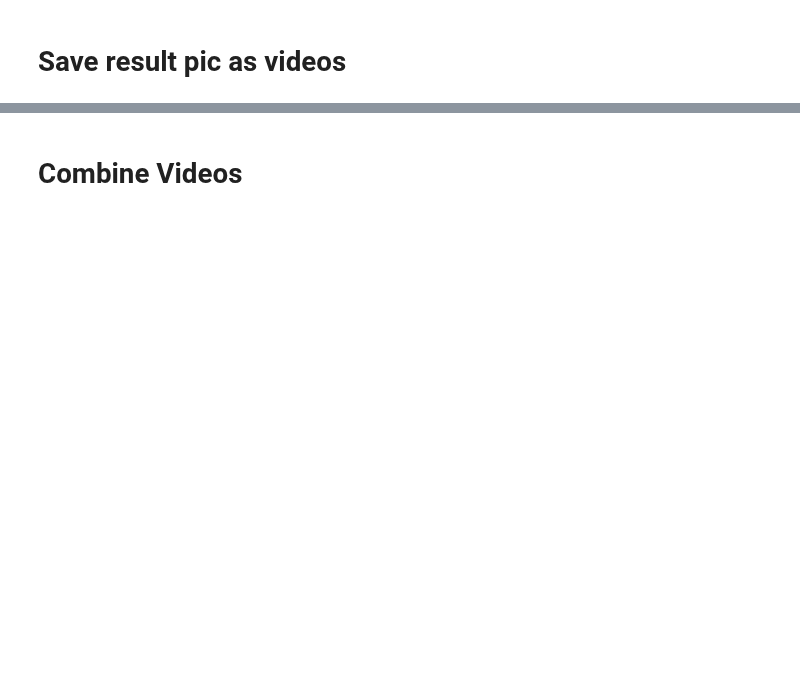
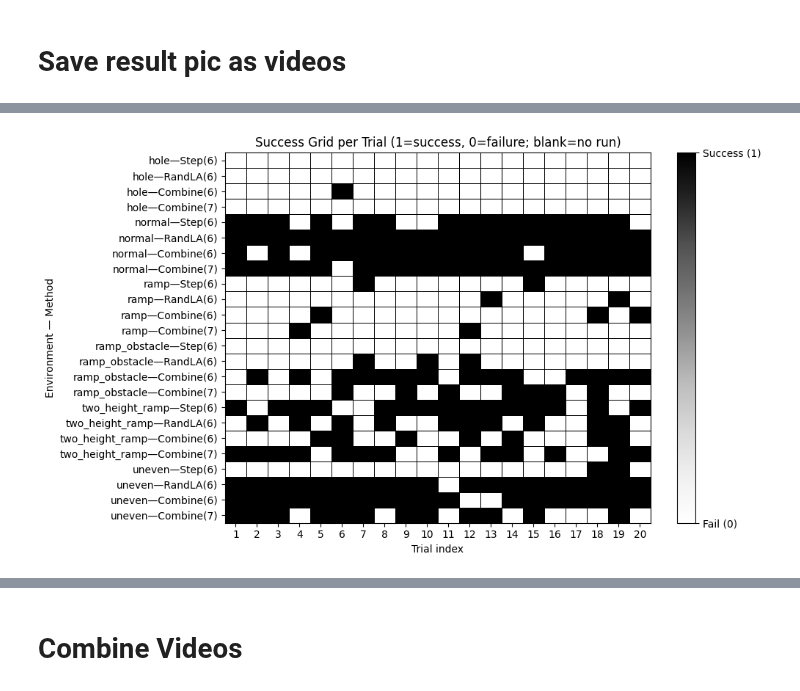
Before and after one commit to Gavin2417/Cosys-AirSim, a Jupyter notebook: PythonClient/car/trying/record/Generate_video.ipynb, the cells around one changed output, grey strips where cells are left out. Cells and saved outputs as stored; diff of their text form; code cells hidden in the pictures; blank space fills up the shorter version.

Commit message:
First final set of experiments

```diff
--- a/PythonClient/car/trying/record/Generate_video.ipynb
+++ b/PythonClient/car/trying/record/Generate_video.ipynb
@@ -90,0 +89,99 @@ KeyboardInterrupt:
+# %%
+import matplotlib.pyplot as plt
+import numpy as np
+import json
+from collections import defaultdict
+with open('step_stats_6.json') as f:
+    data = json.load(f)
+with open('randla_stats_6.json') as f2:
+    data2 = json.load(f2)
+
+with open('combine_stats_6.json') as f3:
+    data3 = json.load(f3)
+
+with open('test_stats_8.json') as f4:
+    data4 = json.load(f4)
+# Map env names
+env_map = {
+    ((-30, 7), (-22, 17)): "normal",
+    ((-30, -20), (-22, -6)): "uneven",
+    ((-31, -44), (-20, -37)): "ramp",
+    ((-55, 5), (-41, 5)): "two_height_ramp",
+    ((-33, 40), (-20, 40)): "ramp_obstacle",
+    ((-55, -13), (-41, -13)): "hole",
+}
+
+def env_label_for(entry):
+    start = tuple(round(x) for x in entry["start_point"])
+    goal  = tuple(round(x) for x in entry["goal_point"])
+    return env_map.get((start, goal), f"{start}→{goal}")
+
+# Build {env: [0/1 ...]} for each method
+def success_vectors(raw_entries):
+    by_env = defaultdict(list)
+    for e in raw_entries:
+        lbl = env_label_for(e)
+        by_env[lbl].append(1 if e.get("reach_goal") else 0)
+    return by_env
+
+step6   = success_vectors(data)
+randla6 = success_vectors(data2)
+comb6   = success_vectors(data3)
+comb7   = success_vectors(data4)
+
+# Unified set of environments, sorted for stable row order
+all_envs = sorted(set(step6) | set(randla6) | set(comb6) | set(comb7))
+
+# Row labels in your requested style per environment
+methods = [
+    ("Step(6)",   step6),
+    ("RandLA(6)", randla6),
+    ("Combine(6)",comb6),
+    ("Combine(7)",comb7),
+]
+
+row_labels = []
+rows = []
+
+for env in all_envs:
+    for mname, mdict in methods:
+        row_labels.append(f"{env}—{mname}")
+        rows.append(mdict.get(env, []))
+
+# Determine width (max trials across all rows) and build a padded matrix
+max_len = max((len(r) for r in rows), default=0)
+grid = np.full((len(rows), max_len), np.nan)  # NaN will render as blank
+
+for i, r in enumerate(rows):
+    if len(r) > 0:
+        grid[i, :len(r)] = r  # fill with 0/1
+
+# --- Plot as a crisp grid ---
+fig, ax = plt.subplots(figsize=(max(10, max_len*0.35), max(6, len(rows)*0.25)))
+
+# Use pcolormesh so we can draw cell borders easily
+# Values: 1 (success), 0 (fail), NaN (no run)
+c = ax.pcolormesh(
+    np.arange(max_len+1), np.arange(len(rows)+1),
+    np.flipud(grid),  # flip vertically to have first row at top
+    shading='flat', edgecolors='black', linewidth=0.4,
+    cmap='Greys', vmin=0, vmax=1
+)
+
+# Ticks: trials on x, row labels on y
+ax.set_xticks(np.arange(max_len) + 0.5)
+ax.set_xticklabels([str(i+1) for i in range(max_len)], rotation=0)
+ax.set_xlabel("Trial index")
+
+ax.set_yticks(np.arange(len(rows)) + 0.5)
+ax.set_yticklabels(list(reversed(row_labels)))  # because we flipped grid
+ax.set_ylabel("Environment — Method")
+
+ax.set_title("Success Grid per Trial (1=success, 0=failure; blank=no run)")
+cb = fig.colorbar(c, ax=ax, ticks=[0, 1])
+cb.ax.set_yticklabels(['Fail (0)', 'Success (1)'])
+
+plt.tight_layout()
+plt.show()
+# %% [output]
+[figure, added]
```
Also changed, not shown: parts of 6 cells of this notebook, 15 other files.
